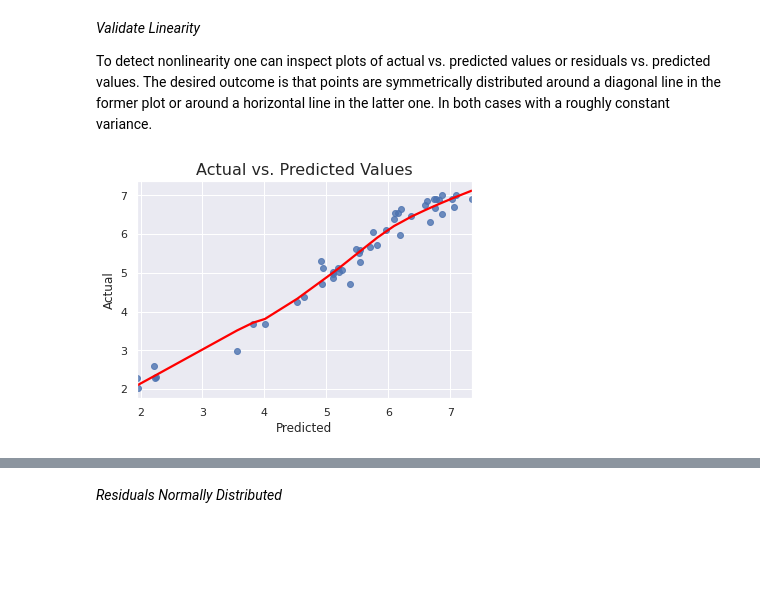
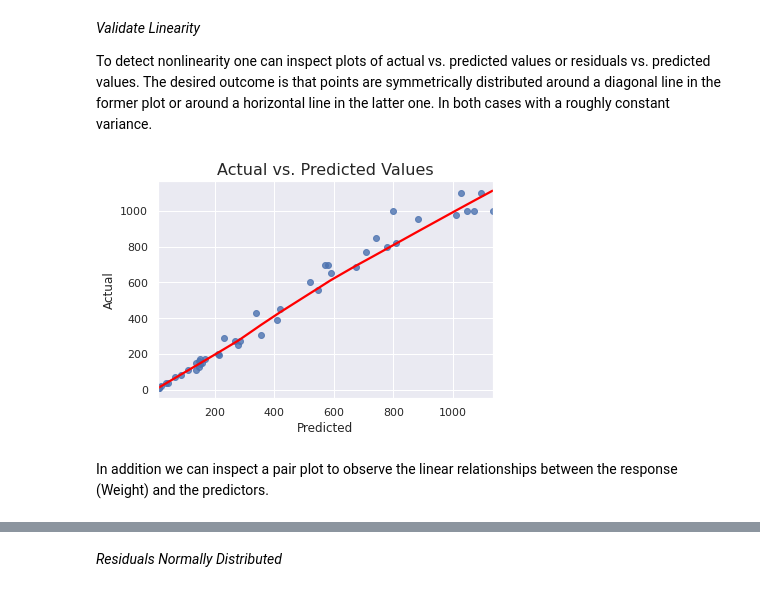
Before and after one commit to aedenj/flink-machine-learning-fish-market-example, a Jupyter notebook: model/model.ipynb, the cells around one changed output, grey strips where cells are left out. Cells and saved outputs as stored; diff of their text form; code cells hidden in the pictures; blank space fills up the shorter version.

```diff
--- a/model/model.ipynb
+++ b/model/model.ipynb
@@ -213,4 +220,5 @@ Series([], Name: Height, dtype: float64)
 Width:
 Series([], Name: Width, dtype: float64)
 # %%
-fishes = data[~((data[boxplot_fields] <= 0) | (data[boxplot_fields] > (Q3 + 1.5 * IQR))).any(axis=1)]
+fishes = data.copy()
+fishes = fishes[~((fishes[boxplot_fields] <= 0) | (fishes[boxplot_fields] > (Q3 + 1.5 * IQR))).any(axis=1)]
@@ -314,7 +319,7 @@ from statsmodels.formula.api import ols
 
 train, test = train_test_split(fishes, test_size=0.3, random_state=1)
 
-mod = ols(formula='np.log(Weight) ~ np.log(Width)', data=train)
+mod = ols(formula='np.log(Weight) ~ np.log(Length3) + C(Species)', data=train)
 res = mod.fit()
 
 res.summary()
@@ -349,8 +360,6 @@ The following models were also tried, but I found they didn't score as well or v
 *Test Set Performance*
 # %%
 X_test = test.drop(columns=['Weight'])
-y_test_log = np.log(test['Weight'])
-y_pred = res.predict(X_test)
-
-resids = y_test_log - y_pred
+y_test = test['Weight']
+y_pred = np.exp(res.predict(X_test))
 # %%
@@ -368,8 +377,10 @@ Mean squared error: 0.07
 
 To detect nonlinearity one can inspect plots of actual vs. predicted values or residuals vs. predicted values. The desired outcome is that points are symmetrically distributed around a diagonal line in the former plot or around a horizontal line in the latter one. In both cases with a roughly constant variance.
 # %%
-ax = sns.regplot(x=y_pred, y=y_test_log, lowess=True, line_kws={'color': 'red'})
+ax = sns.regplot(x=y_pred, y=y_test, lowess=True, line_kws={'color': 'red'})
 ax.set_title('Actual vs. Predicted Values', fontsize=16)
 ax.set(xlabel='Predicted', ylabel='Actual');
 # %% [output]
-[figure, old version]
+[figure, new version]
+# %% [markdown]
+In addition we can inspect a pair plot to observe the linear relationships between the response (Weight) and the predictors.
```
Also changed, not shown: parts of 32 cells of this notebook, 1 other file.
